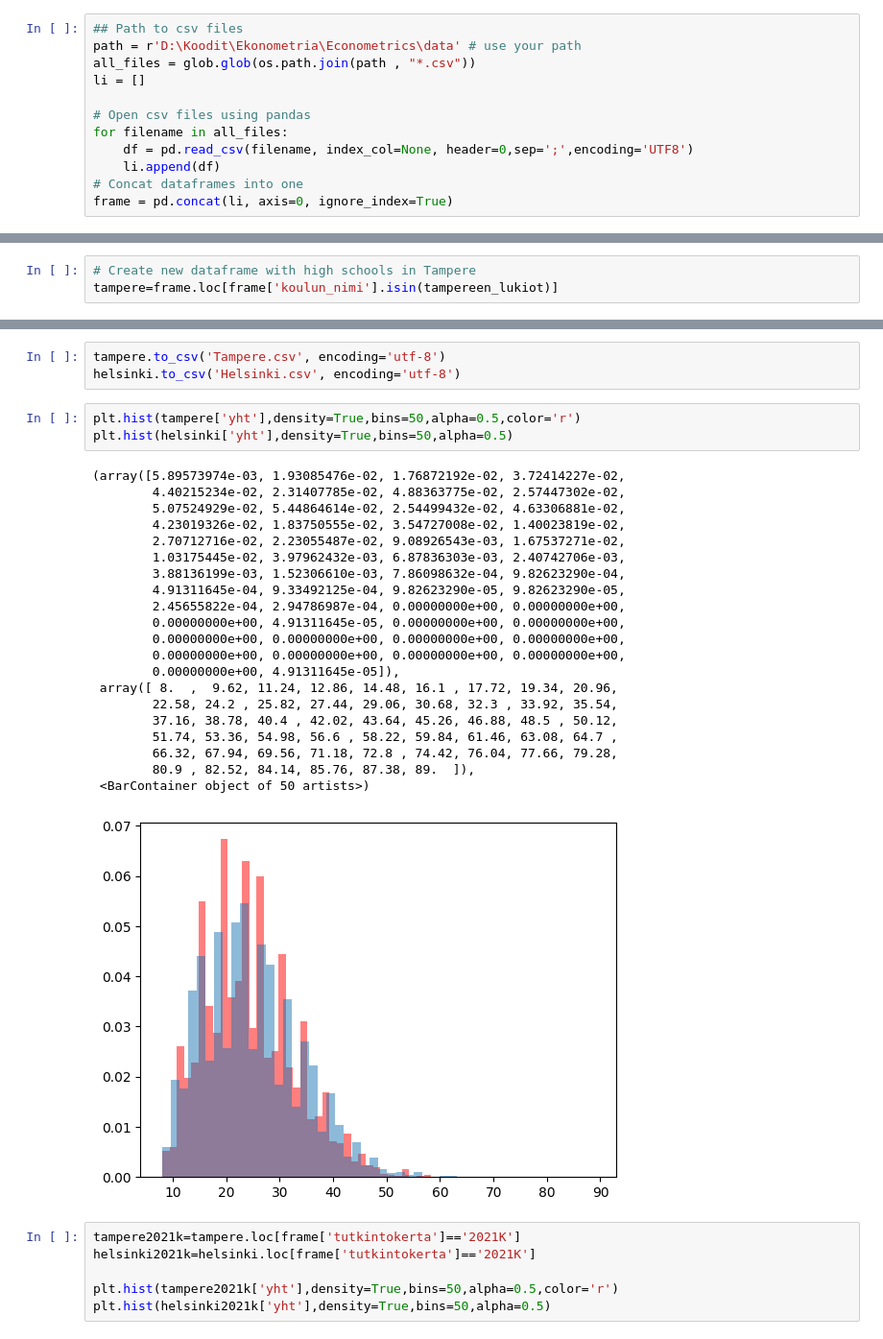
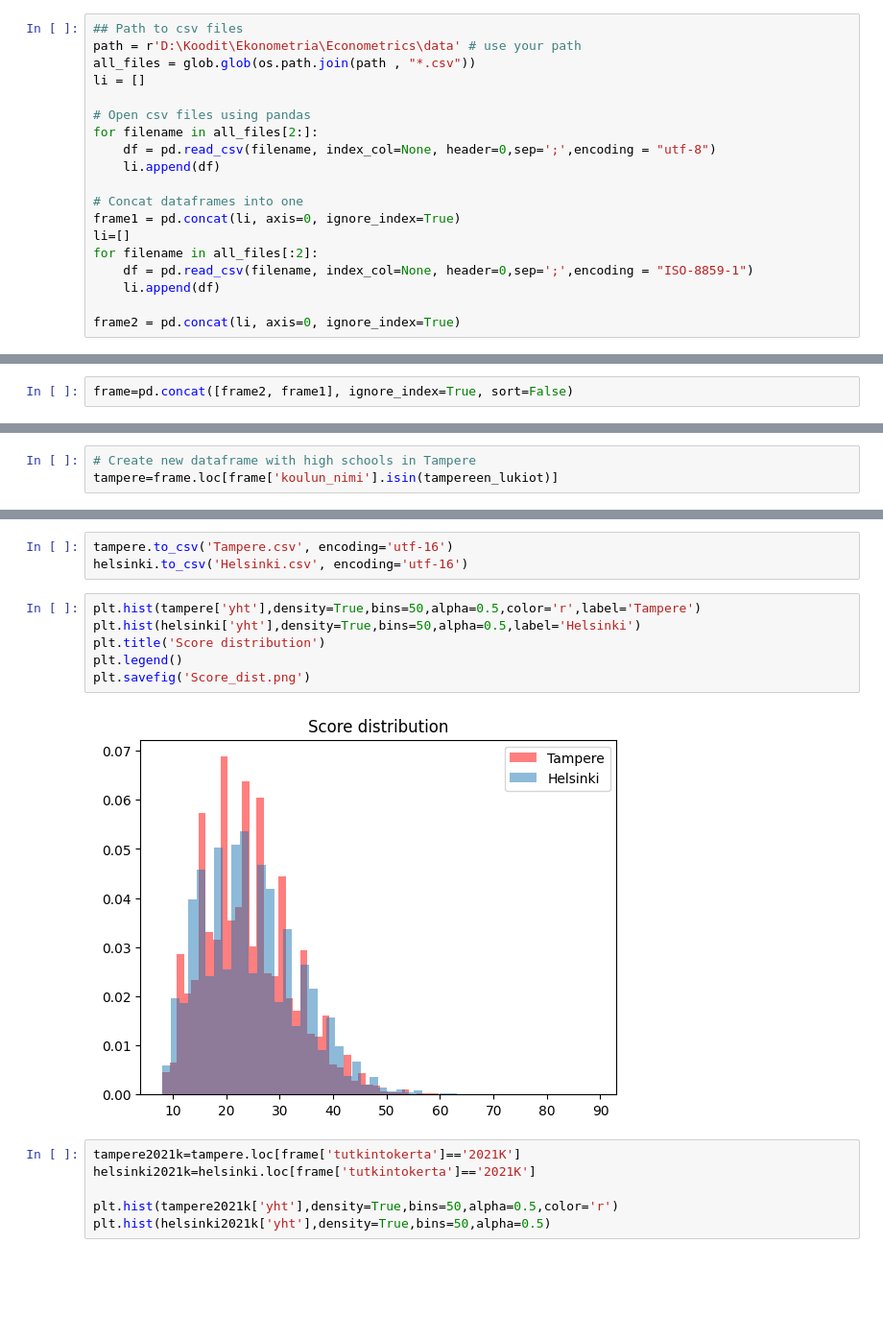
Before and after one commit to Rapasi/Econometrics, a Jupyter notebook: Code/Initial_analysis.ipynb, the cells around one changed output, grey strips where cells are left out. Shown at 96% size. Cells and saved outputs as stored; diff of their text form; blank space fills up the shorter version.

```diff
--- a/Code/Initial_analysis.ipynb
+++ b/Code/Initial_analysis.ipynb
@@ -10,8 +11,15 @@ all_files = glob.glob(os.path.join(path , "*.csv"))
 li = []
 
 # Open csv files using pandas
-for filename in all_files:
-    df = pd.read_csv(filename, index_col=None, header=0,sep=';',encoding='UTF8')
+for filename in all_files[2:]:
+    df = pd.read_csv(filename, index_col=None, header=0,sep=';',encoding = "utf-8")
     li.append(df)
+
 # Concat dataframes into one
-frame = pd.concat(li, axis=0, ignore_index=True)
+frame1 = pd.concat(li, axis=0, ignore_index=True)
+li=[]
+for filename in all_files[:2]:
+    df = pd.read_csv(filename, index_col=None, header=0,sep=';',encoding = "ISO-8859-1")
+    li.append(df)
+
+frame2 = pd.concat(li, axis=0, ignore_index=True)
@@ -33,0 +26,2 @@ frame
+# %%
+frame=pd.concat([frame2, frame1], ignore_index=True, sort=False)
@@ -173,33 +169,16 @@ tampere.describe()
 | max | 2779.000000 | NaN | 2.000000 | 76.000000 | 7.000000 | 7.000000 | NaN | NaN | NaN | NaN | ... | ... |
 8 rows × 48 columns
 # %%
-tampere.to_csv('Tampere.csv', encoding='utf-8')
-helsinki.to_csv('Helsinki.csv', encoding='utf-8')
+tampere.to_csv('Tampere.csv', encoding='utf-16')
+helsinki.to_csv('Helsinki.csv', encoding='utf-16')
 # %%
-plt.hist(tampere['yht'],density=True,bins=50,alpha=0.5,color='r')
-plt.hist(helsinki['yht'],density=True,bins=50,alpha=0.5)
+plt.hist(tampere['yht'],density=True,bins=50,alpha=0.5,color='r',label='Tampere')
+plt.hist(helsinki['yht'],density=True,bins=50,alpha=0.5,label='Helsinki')
+plt.title('Score distribution')
+plt.legend()
+plt.savefig('Score_dist.png')
 # %% [output]
-(array([5.89573974e-03, 1.93085476e-02, 1.76872192e-02, 3.72414227e-02,
-        4.40215234e-02, 2.31407785e-02, 4.88363775e-02, 2.57447302e-02,
-        5.07524929e-02, 5.44864614e-02, 2.54499432e-02, 4.63306881e-02,
-        4.23019326e-02, 1.83750555e-02, 3.54727008e-02, 1.40023819e-02,
-        2.70712716e-02, 2.23055487e-02, 9.08926543e-03, 1.67537271e-02,
-        1.03175445e-02, 3.97962432e-03, 6.87836303e-03, 2.40742706e-03,
-        3.88136199e-03, 1.52306610e-03, 7.86098632e-04, 9.82623290e-04,
-        4.91311645e-04, 9.33492125e-04, 9.82623290e-05, 9.82623290e-05,
-        2.45655822e-04, 2.94786987e-04, 0.00000000e+00, 0.00000000e+00,
-        0.00000000e+00, 4.91311645e-05, 0.00000000e+00, 0.00000000e+00,
-        0.00000000e+00, 0.00000000e+00, 0.00000000e+00, 0.00000000e+00,
-        0.00000000e+00, 0.00000000e+00, 0.00000000e+00, 0.00000000e+00,
-        0.00000000e+00, 4.91311645e-05]),
- array([ 8.  ,  9.62, 11.24, 12.86, 14.48, 16.1 , 17.72, 19.34, 20.96,
-        22.58, 24.2 , 25.82, 27.44, 29.06, 30.68, 32.3 , 33.92, 35.54,
-        37.16, 38.78, 40.4 , 42.02, 43.64, 45.26, 46.88, 48.5 , 50.12,
-        51.74, 53.36, 54.98, 56.6 , 58.22, 59.84, 61.46, 63.08, 64.7 ,
-        66.32, 67.94, 69.56, 71.18, 72.8 , 74.42, 76.04, 77.66, 79.28,
-        80.9 , 82.52, 84.14, 85.76, 87.38, 89.  ]),
- <BarContainer object of 50 artists>)
-[figure, old version]
+[figure, new version]
 # %%
 tampere2021k=tampere.loc[frame['tutkintokerta']=='2021K']
 helsinki2021k=helsinki.loc[frame['tutkintokerta']=='2021K']
```
Also changed, not shown: parts of 31 cells of this notebook.
